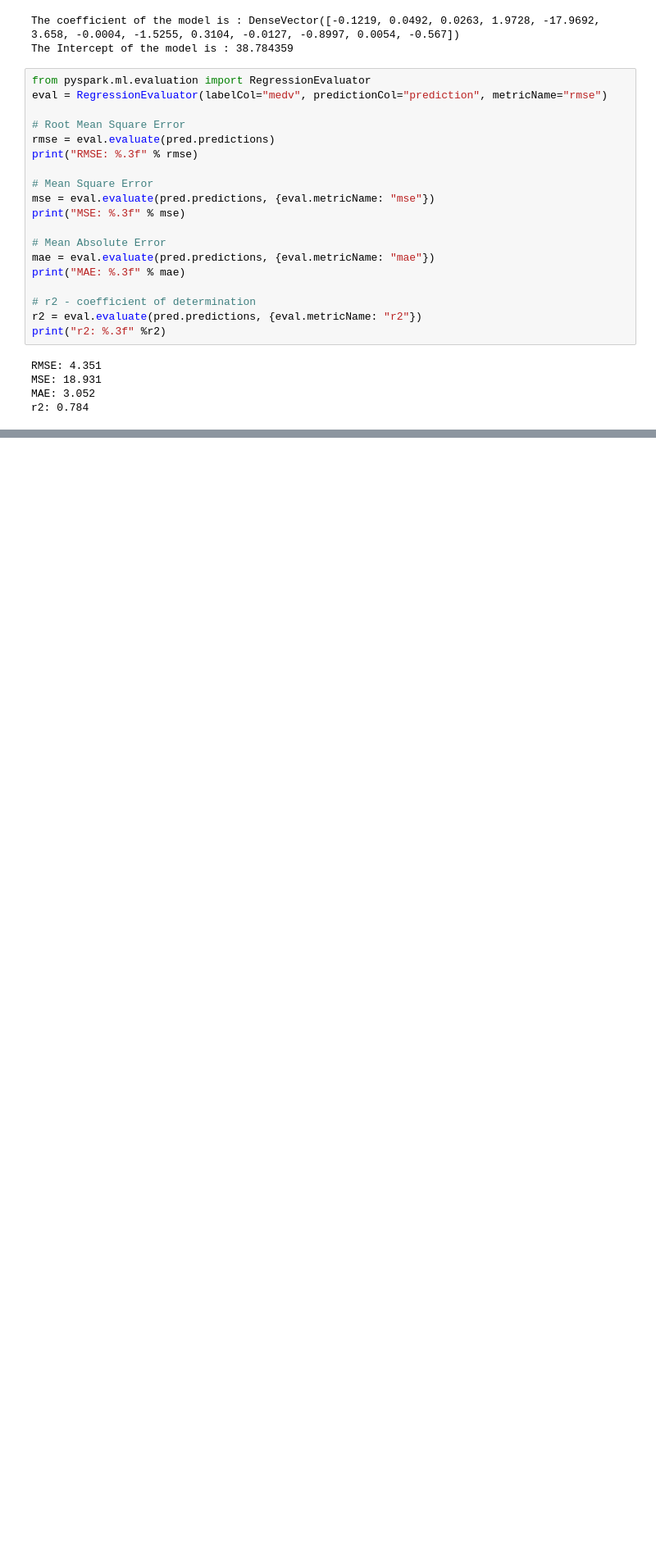
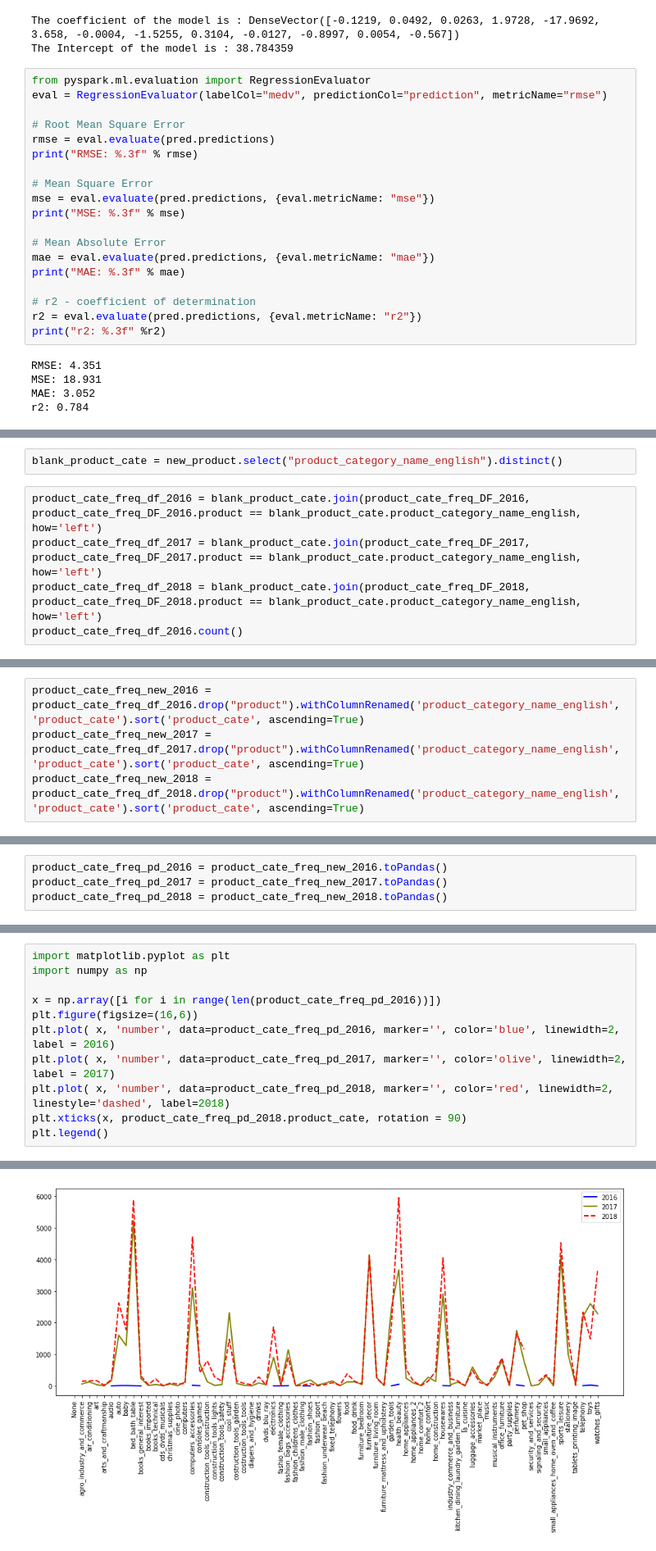
Before and after one commit to Branden-Kang/Brazillian-E-commerce-Analysis, a Jupyter notebook: brazilian_ecommerce.ipynb, the cells around one changed output, grey strips where cells are left out. Shown at 82% size. Saved outputs shown, nothing was run; the diff lists cells and outputs as text; blank space fills up the shorter version.

```diff
--- a/brazilian_ecommerce.ipynb
+++ b/brazilian_ecommerce.ipynb
@@ -1808,0 +1732,7 @@ r2: 0.784
+# %%
+blank_product_cate = new_product.select("product_category_name_english").distinct()
+# %%
+product_cate_freq_df_2016 = blank_product_cate.join(product_cate_freq_DF_2016, product_cate_freq_DF_2016.product == blank_product_cate.product_category_name_english, how='left')
+product_cate_freq_df_2017 = blank_product_cate.join(product_cate_freq_DF_2017, product_cate_freq_DF_2017.product == blank_product_cate.product_category_name_english, how='left')
+product_cate_freq_df_2018 = blank_product_cate.join(product_cate_freq_DF_2018, product_cate_freq_DF_2018.product == blank_product_cate.product_category_name_english, how='left')
+product_cate_freq_df_2016.count()
@@ -1808,0 +1741,4 @@ r2: 0.784
+# %%
+product_cate_freq_new_2016 = product_cate_freq_df_2016.drop("product").withColumnRenamed('product_category_name_english', 'product_cate').sort('product_cate', ascending=True)
+product_cate_freq_new_2017 = product_cate_freq_df_2017.drop("product").withColumnRenamed('product_category_name_english', 'product_cate').sort('product_cate', ascending=True)
+product_cate_freq_new_2018 = product_cate_freq_df_2018.drop("product").withColumnRenamed('product_category_name_english', 'product_cate').sort('product_cate', ascending=True)
@@ -1808,0 +1765,4 @@ r2: 0.784
+# %%
+product_cate_freq_pd_2016 = product_cate_freq_new_2016.toPandas()
+product_cate_freq_pd_2017 = product_cate_freq_new_2017.toPandas()
+product_cate_freq_pd_2018 = product_cate_freq_new_2018.toPandas()
@@ -1808,0 +1777,12 @@ r2: 0.784
+# %%
+import matplotlib.pyplot as plt
+import numpy as np
+
+x = np.array([i for i in range(len(product_cate_freq_pd_2016))])
+plt.figure(figsize=(16,6))
+plt.plot( x, 'number', data=product_cate_freq_pd_2016, marker='', color='blue', linewidth=2, label = 2016)
+plt.plot( x, 'number', data=product_cate_freq_pd_2017, marker='', color='olive', linewidth=2, label = 2017)
+plt.plot( x, 'number', data=product_cate_freq_pd_2018, marker='', color='red', linewidth=2, linestyle='dashed', label=2018)
+plt.xticks(x, product_cate_freq_pd_2018.product_cate, rotation = 90)
+plt.legend()
+# %% [output]
@@ -1808,0 +1790 @@ r2: 0.784
+[figure, added]
```
Also changed, not shown: parts of 81 cells of this notebook.
